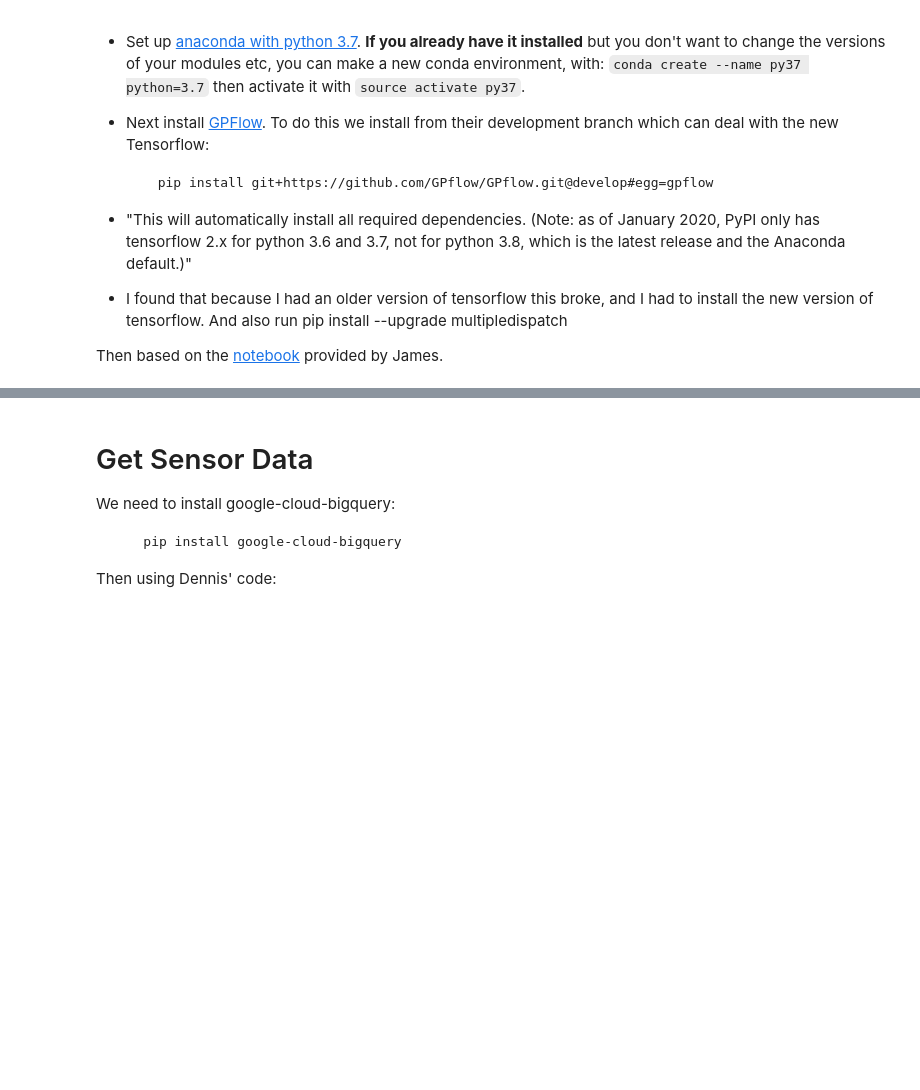
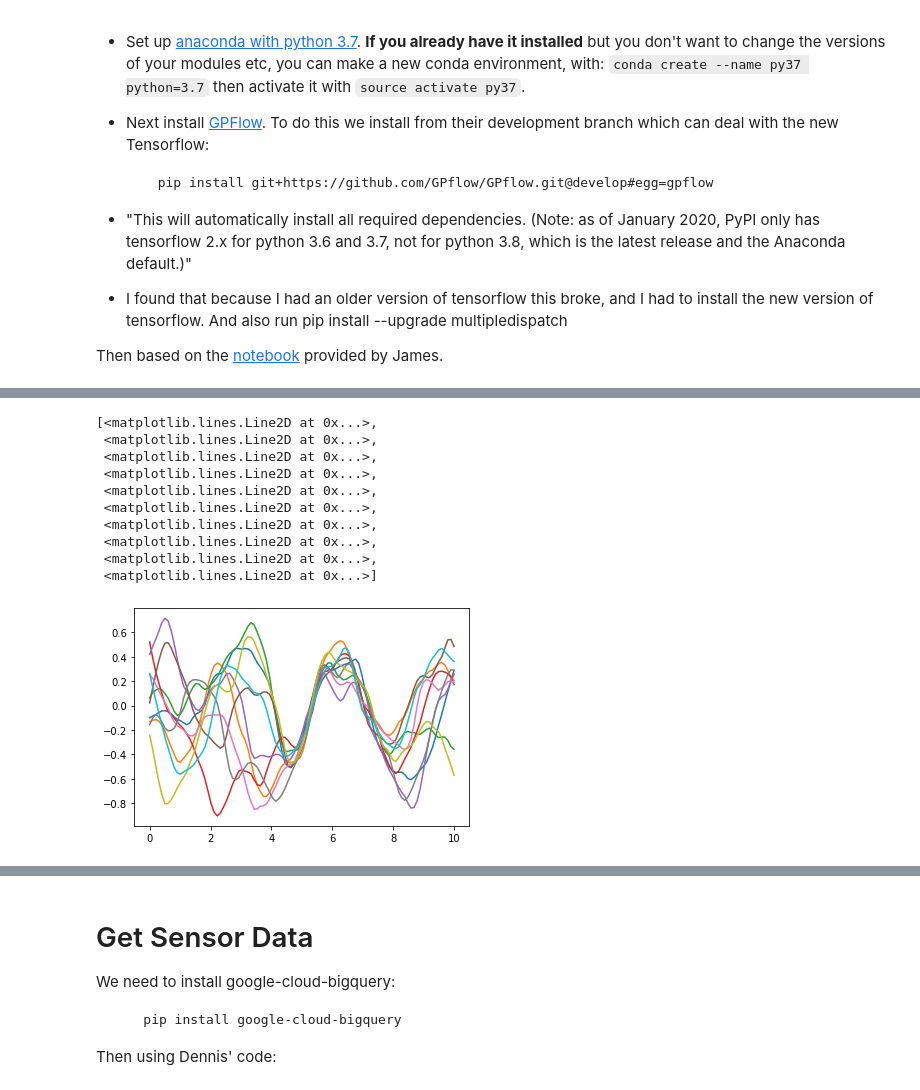
Before and after one commit to lionfish0/experimentation, a Jupyter notebook: IntroGPs_and_airpollution.ipynb, the cells around one changed output, grey strips where cells are left out. Drawn from its saved outputs; the diff is of its cells as text; code cells hidden in the pictures; blank space fills up the shorter version.

```diff
--- a/IntroGPs_and_airpollution.ipynb
+++ b/IntroGPs_and_airpollution.ipynb
@@ -48,0 +49,14 @@ print_summary(m)
+# %%
+plt.plot(testX,m.predict_f_samples(testX,10)[:,:,0].numpy().T)
+# %% [output]
+[<matplotlib.lines.Line2D at 0x...>,
+ <matplotlib.lines.Line2D at 0x...>,
+ <matplotlib.lines.Line2D at 0x...>,
+ <matplotlib.lines.Line2D at 0x...>,
+ <matplotlib.lines.Line2D at 0x...>,
+ <matplotlib.lines.Line2D at 0x...>,
+ <matplotlib.lines.Line2D at 0x...>,
+ <matplotlib.lines.Line2D at 0x...>,
+ <matplotlib.lines.Line2D at 0x...>,
+ <matplotlib.lines.Line2D at 0x...>]
+[figure, added]
```
Also changed, not shown: parts of 28 cells of this notebook.
